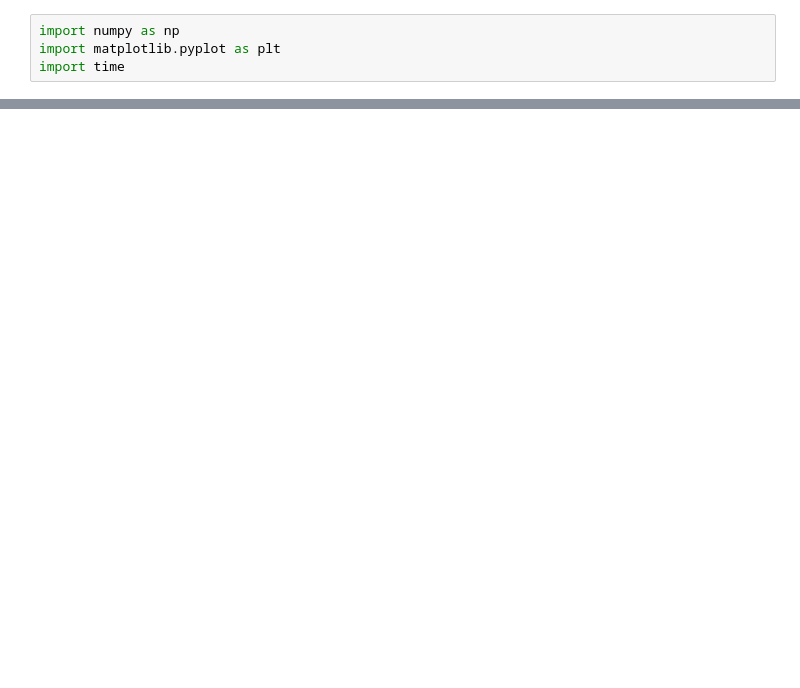
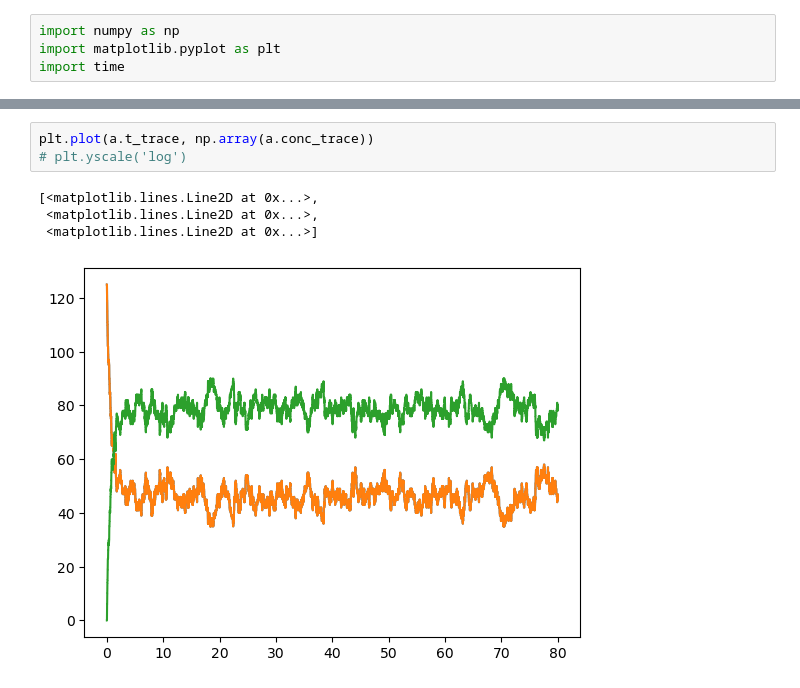
Before and after one commit to darrenjhsu/redicell_framework, a Jupyter notebook: Build_LM_big_matrix.ipynb, the cells around one changed output, grey strips where cells are left out. Saved outputs shown, nothing was run; the diff lists cells and outputs as text; blank space fills up the shorter version.

```diff
--- a/Build_LM_big_matrix.ipynb
+++ b/Build_LM_big_matrix.ipynb
@@ -333,0 +400,8 @@ r.reaction_set[frozenset(['A','B'])]
+# %%
+plt.plot(a.t_trace, np.array(a.conc_trace))
+# plt.yscale('log')
+# %% [output]
+[<matplotlib.lines.Line2D at 0x...>,
+ <matplotlib.lines.Line2D at 0x...>,
+ <matplotlib.lines.Line2D at 0x...>]
+[figure, added]
```
Also changed, not shown: parts of 24 cells of this notebook.
